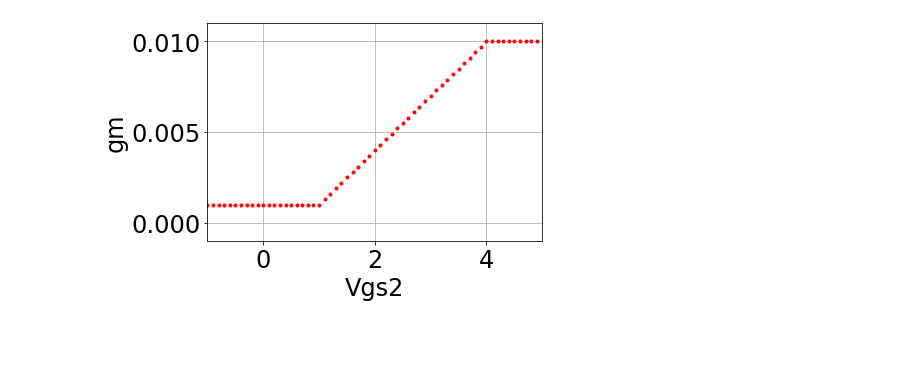
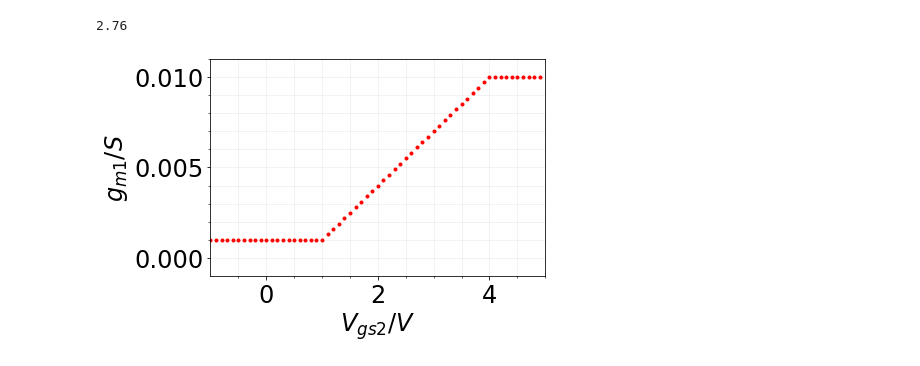
Before and after one commit to eaiii-frba-utn/2019, a Jupyter notebook: Mezcladores/dual-pushPull.ipynb, the cells around one changed output. Drawn from its saved outputs; the diff is of its cells as text; code cells hidden in the pictures; blank space fills up the shorter version.

Commit message:
Mezcladores3 PushPull dual gate

```diff
--- a/Mezcladores/dual-pushPull.ipynb
+++ b/Mezcladores/dual-pushPull.ipynb
@@ -101,0 +220,15 @@ def tim(x, fs):
+# %%
+def plotFFT(x,dt, l = 'x'):
+    Y   = fft(x) / len(x)     # Normalizada
+    frq = fftfreq(len(x), dt)  # Recuperamos las frecuencias
+    plt.stem(frq, (Y) )
+    #plt.ylim(-0.1, 0.8)
+    plt.xlabel('$Frecuencia/Hz$')
+    plt.ylabel(l)
+    plt.minorticks_on()
+    plt.grid(b=True ,which='both', linestyle='-',alpha=0.2)
+    #plt.show()
+
+print(1.38*2)
+# %% [output]
+2.76
@@ -102,22 +273,14 @@ def tim(x, fs):
 # %%
-# Transferencia del dualFET
-def gmd(v):
-    i = list()
-    for vi in v:
-        if (vi < 1.)                : i.append(1e-3)
-        elif (vi >= 1  and vi < 4)  : i.append((3e-3)*(vi-1)+1e-3)
-        else                        : i.append(10e-3)
-    return np.array(i)
-
 # Plot de la transferencia del MOSFET
 vs  = np.arange(-1.,5.,0.1)
 gm  = gmd(vs)
 
 plt.plot(vs,gm,'r.')
 plt.axis([-1, 5, -1e-3, 11e-3])
-plt.ylabel('gm')
-plt.xlabel('Vgs2')
-plt.grid()
+plt.ylabel('$g_{m1}/S$')
+plt.xlabel('$V_{gs2}/V$')
+plt.minorticks_on()
+plt.grid(b=True ,which='both', linestyle='-',alpha=0.2)
 plt.show()
 # %% [output]
-[figure, old version]
+[figure, new version]
```
Also changed, not shown: parts of 12 cells of this notebook, 13 other files.
